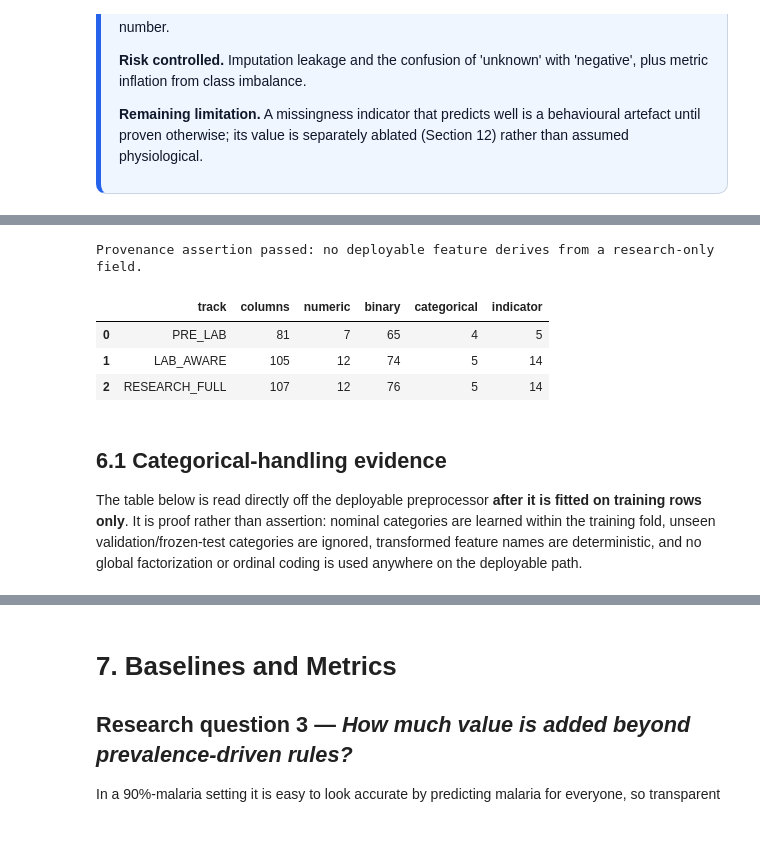
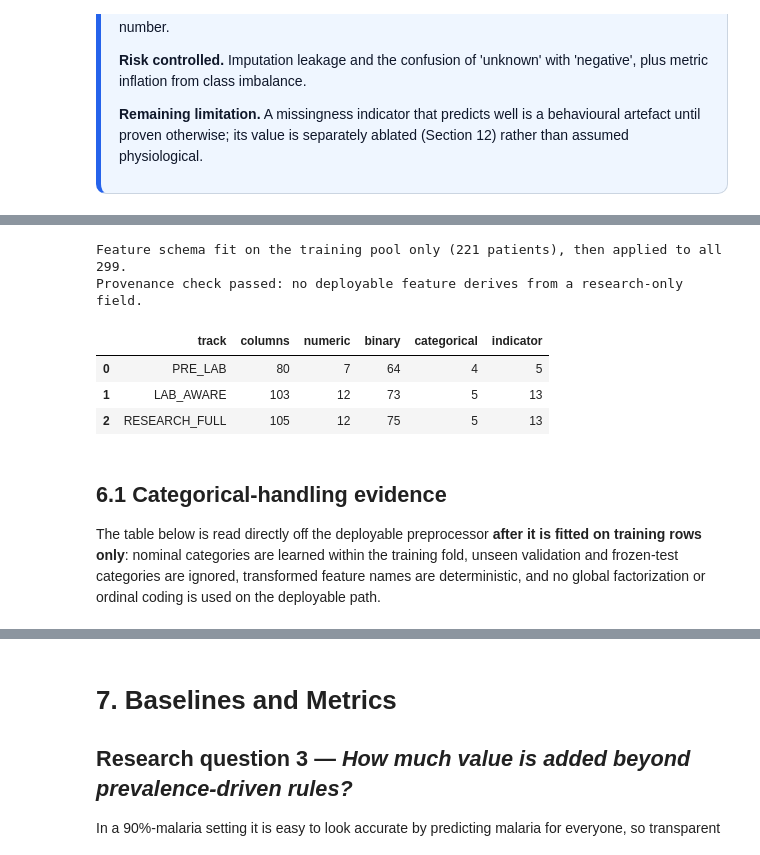
Before and after one commit to raphaeladikara/FIT-Health, a Jupyter notebook: VECTRA_X_Final_Submission.ipynb, the cells around one changed output, grey strips where cells are left out. Drawn from its saved outputs; the diff is of its cells as text; code cells hidden in the pictures.

```diff
--- a/VECTRA_X_Final_Submission.ipynb
+++ b/VECTRA_X_Final_Submission.ipynb
@@ -1808,34 +2206,45 @@ def validate_fold_local_preprocessing(track, X, meta, train_idx):
         "uses_global_factorization": False,
     }
 # %%
-# --- Build the three stage-gated design frames ---------------------------- #
-X_pre, meta_pre = make_feature_frame(df_supervised, feature_sets["PRE_LAB_TRIAGE"], CONFIG)
-X_lab, meta_lab = make_feature_frame(df_supervised, feature_sets["LAB_AWARE_CONFIRMATION"], CONFIG)
-X_full, meta_full = make_feature_frame(df_supervised, feature_sets["FULL_RESEARCH_ONLY"], CONFIG)
+# Build the three stage-gated design frames (schema fit on training pool)
+# The feature schema (column typing, near-constant drops, missingness indicators,
+# high-cardinality handling) is learned from the TRAINING POOL ONLY and then
+# applied to the full cohort, so no frozen-test row can influence a schema choice.
+# The stateful imputer/encoder remain fold-local (Section 8).
+TRACK_FEATURE_SET = {"PRE_LAB": "PRE_LAB_TRIAGE", "LAB_AWARE": "LAB_AWARE_CONFIRMATION",
+                     "RESEARCH_FULL": "FULL_RESEARCH_ONLY"}
+feature_builders = {
+    track: FeatureFrameBuilder(feature_sets[fs], CONFIG).fit(df_supervised.iloc[train_pool_idx])
+    for track, fs in TRACK_FEATURE_SET.items()
+}
+design_frames = {track: b.transform(df_supervised) for track, b in feature_builders.items()}
+metas = {track: b.meta_ for track, b in feature_builders.items()}
+X_pre, X_lab, X_full = design_frames["PRE_LAB"], design_frames["LAB_AWARE"], design_frames["RESEARCH_FULL"]
+meta_pre, meta_lab, meta_full = metas["PRE_LAB"], metas["LAB_AWARE"], metas["RESEARCH_FULL"]
 
-# Hard guarantee, enforced in code: no deployable column may derive from a
-# research-only raw field (raises if violated).
+# Enforced in code: no deployable column may derive from a research-only raw
+# field (raises if violated).
 assert_no_research_features(list(X_pre.columns), meta_pre.source_map, set(research_only_features))
 assert_no_research_features(list(X_lab.columns), meta_lab.source_map, set(research_only_features))
-
-design_frames = {"PRE_LAB": X_pre, "LAB_AWARE": X_lab, "RESEARCH_FULL": X_full}
-metas = {"PRE_LAB": meta_pre, "LAB_AWARE": meta_lab, "RESEARCH_FULL": meta_full}
 
 frame_summary = pd.DataFrame(
     [{"track": t, "columns": design_frames[t].shape[1],
       **{k: len(v) for k, v in split_feature_types(metas[t]).items()}}
      for t in ["PRE_LAB", "LAB_AWARE", "RESEARCH_FULL"]]
 )
-print("Provenance assertion passed: no deployable feature derives from a research-only field.")
+print(f"Feature schema fit on the training pool only ({len(train_pool_idx)} patients), "
+      f"then applied to all {len(df_supervised)}.")
+print("Provenance check passed: no deployable feature derives from a research-only field.")
 display(frame_summary)
 # %% [output]
-Provenance assertion passed: no deployable feature derives from a research-only field.
+Feature schema fit on the training pool only (221 patients), then applied to all 299.
+Provenance check passed: no deployable feature derives from a research-only field.
 |  | track | columns | numeric | binary | categorical | indicator |
-| 0 | PRE_LAB | 81 | 7 | 65 | 4 | 5 |
-| 1 | LAB_AWARE | 105 | 12 | 74 | 5 | 14 |
-| 2 | RESEARCH_FULL | 107 | 12 | 76 | 5 | 14 |
+| 0 | PRE_LAB | 80 | 7 | 64 | 4 | 5 |
+| 1 | LAB_AWARE | 103 | 12 | 73 | 5 | 13 |
+| 2 | RESEARCH_FULL | 105 | 12 | 75 | 5 | 13 |
 # %% [markdown]
 ## 6.1 Categorical-handling evidence
 
-The table below is read directly off the deployable preprocessor **after it is fitted on training rows only**. It is proof rather than assertion: nominal categories are learned within the training fold, unseen validation/frozen-test categories are ignored, transformed feature names are deterministic, and no global factorization or ordinal coding is used anywhere on the deployable path.
+The table below is read directly off the deployable preprocessor **after it is fitted on training rows only**: nominal categories are learned within the training fold, unseen validation and frozen-test categories are ignored, transformed feature names are deterministic, and no global factorization or ordinal coding is used on the deployable path.
 # %%
```
Also changed, not shown: parts of 88 cells of this notebook, 11 other files.
